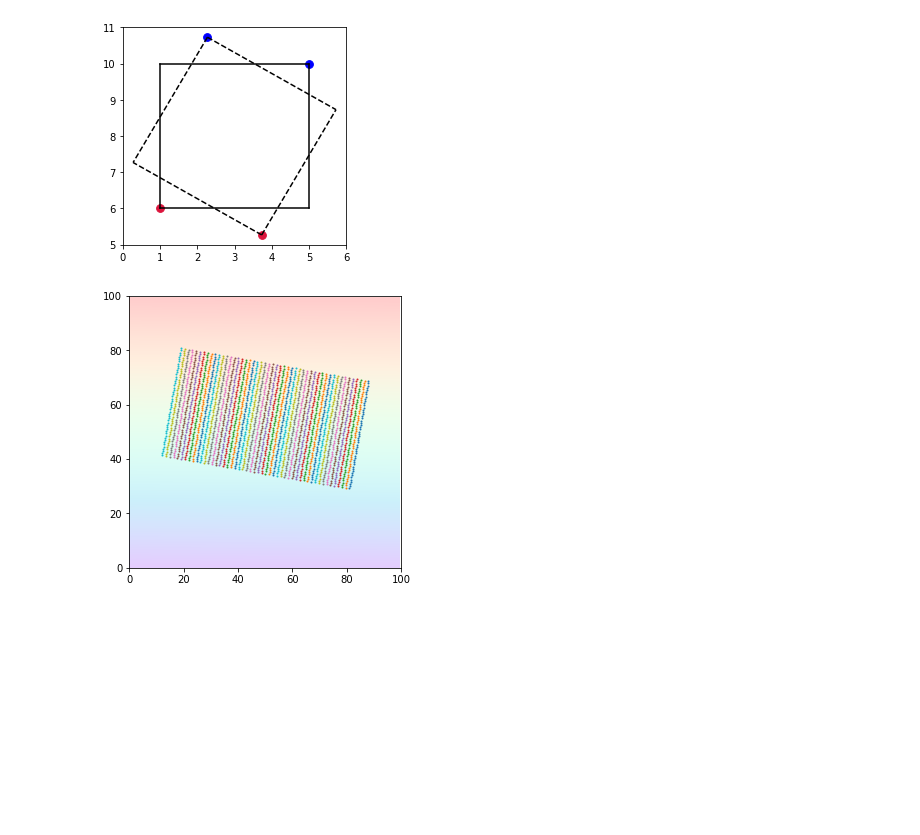
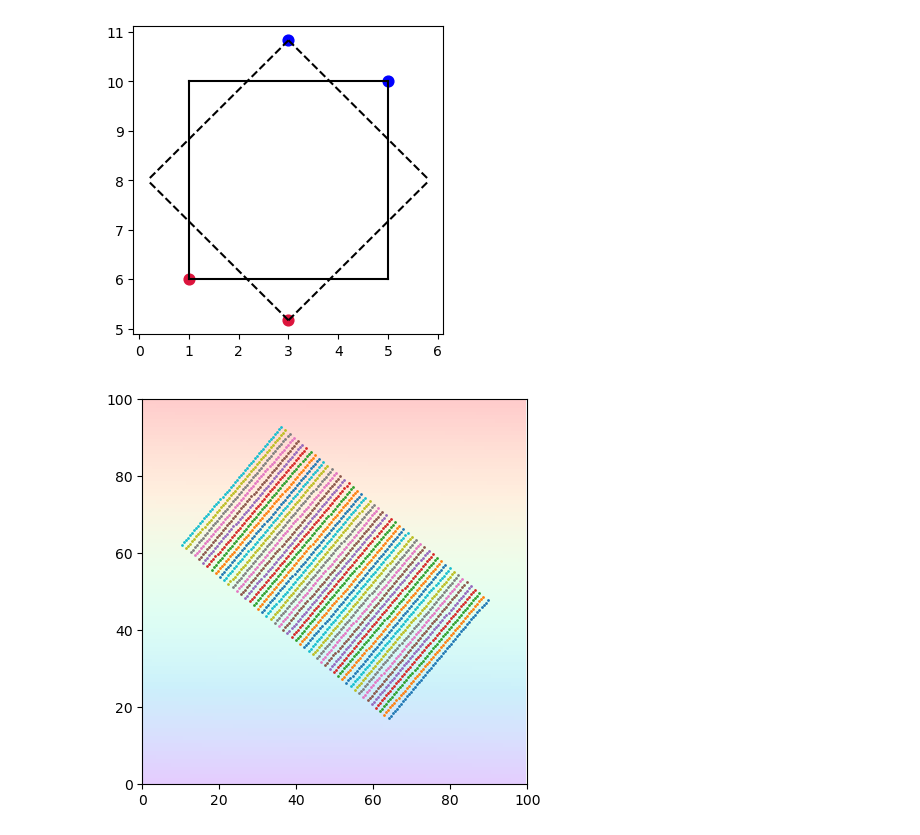
Before and after one commit to Kyssuber/GUI_odyssey, a Jupyter notebook: tutorials/rotating_squares.ipynb, the cells around one changed output. Saved outputs shown, nothing was run; the diff lists cells and outputs as text; code cells hidden in the pictures; blank space fills up the shorter version.

Commit message:
angles, at last

```diff
--- a/tutorials/rotating_squares.ipynb
+++ b/tutorials/rotating_squares.ipynb
@@ -60,7 +60,7 @@ plt.plot([p2[0],p2[0]],[p1[1],p2[1]],color='black')   #2212
 plt.scatter(p1[0],p1[1],color='blue',s=60)
 plt.scatter(p2[0],p2[1],color='crimson',s=60)
 
-angle = 60
+angle = 45
 
 (xc,yc) = ((p1[0]+p2[0])/2, (p1[1]+p2[1])/2)
 one_rot = rotate(point_to_be_rotated = p1, angle = angle, center_point = (xc,yc))
@@ -78,7 +78,7 @@ plt.scatter(two_rot[0],two_rot[1],color='crimson',s=60)
 
 plt.show()
 # %% [output]
-[figure, old version]
+[figure, new version]
 # %%
 #first, I'll rotate points and trace the sides with equations, where each point of the drawn
 #equation will map onto a pixel coordinate of the background
@@ -145,12 +147,12 @@ def get_xym(p1,p2,angle=80):
 def func(x,m,b):
     return m*x+b
 # %%
-x = np.arange(10000).reshape(100,100)
+x = np.arange(1e4).reshape(100,100)
 
 p1 = (70,90)
 p2 = (30,20)
 
-x_vals,y_vals,m_vals,angle = get_xym(p1=p1,p2=p2,angle=80)
+x_vals,y_vals,m_vals,angle = get_xym(p1=p1,p2=p2,angle=50)
 
 plt.figure(figsize=(5,5))
 plt.imshow(x,origin='lower',cmap='rainbow',alpha=0.2)
@@ -161,8 +163,9 @@ plt.imshow(x,origin='lower',cmap='rainbow',alpha=0.2)
 #initiate lists
 list_to_mean = []
 mean_list = []
+all_bars = np.zeros(n_times**2).reshape(n_times,n_times)
 
-for i in range(50):    #for the entire x extent of the blue (red?) side,
+for i in range(n_times):    #for the entire x extent of the blue (red?) side,
                                       #find x range of between blue and red elements,
                                       #determine the equation variables to connect these elements
                                       #within this desired x range, then plot. proceed to next set
@@ -170,7 +173,7 @@ for i in range(50):    #for the entire x extent of the blue (red?) side,
 
     #points from either x4,y4 (index=3) or x1,y1 (index=0)
     if angle%90 != 0:
-        xpoints = np.linspace(x_vals[3][i],x_vals[0][-(i+1)],50)
+        xpoints = np.linspace(x_vals[3][i],x_vals[0][-(i+1)],n_times)
         b = y_vals[0][-(i+1)] - (m_vals[2]*x_vals[0][-(i+1)])
         ypoints = func(xpoints,m_vals[2],b)
         plt.scatter(xpoints,ypoints,s=1)
@@ -178,42 +181,45 @@ for i in range(50):    #for the entire x extent of the blue (red?) side,
         for n in range(len(ypoints)):
             list_to_mean.append(x[int(round(ypoints[n],3))][int(xpoints[n])])
             x[int(round(ypoints[n],3))][int(xpoints[n])]=False
+        all_bars[i][0:n_times] = np.asarray(list_to_mean)
         mean_list.append(np.mean(list_to_mean))
         list_to_mean = []
 
     if (angle/90)%2 == 0:
-        xpoints = np.linspace(x_vals[3][i],x_vals[0][-(i+1)],50)
+        xpoints = np.linspace(x_vals[3][i],x_vals[0][-(i+1)],n_times)
         b = y_vals[0][-(i+1)] - (m_vals[2]*x_vals[0][-(i+1)])
         ypoints = func(xpoints,m_vals[2],b)
         plt.scatter(xpoints,ypoints,s=1)
 
         for n in range(len(ypoints)):
             list_to_mean.append(x[int(round(ypoints[n],5))][int(xpoints[n])])
             x[int(round(ypoints[n],5))][int(xpoints[n])]=False
+        all_bars[i][0:n_times] = np.asarray(list_to_mean)
         mean_list.append(np.mean(list_to_mean))
         list_to_mean = []
 
 
 if ((angle/90)%2 != 0) & (angle%90 == 0):
-    ypoints = np.linspace(y_vals[3][0],y_vals[0][-1],50)   #y_val start and end are the same at
+    ypoints = np.linspace(y_vals[3][0],y_vals[0][-1],n_times)   #y_val start and end are the same at
                                                                #every index in this case
     list_to_mean = []
     mean_list = []
 
     for i in range(np.abs(p1[1]-p2[1])):
         xpoints = x_vals[1]+i
         plt.scatter(xpoints,ypoints,s=1)
         for n in range(len(ypoints)):
             list_to_mean.append(x[int(round(ypoints[n]),3)][int(xpoints[n])])
             x[int(round(ypoints[n]),3)][int(xpoints[n])]=False
+        all_bars[i][0:n_times] = np.asarray(list_to_mean)
         mean_list.append(np.mean(list_to_mean))
         list_to_mean = []
 
 plt.xlim(0,100)
 plt.ylim(0,100)
 plt.show()
 # %% [output]
-[figure, old version]
+[figure, new version]
 # %%
 plt.figure(figsize=(5,5))
 plt.imshow(x,cmap='rainbow',origin='lower',alpha=0.2)
```
Also changed, not shown: parts of 14 cells of this notebook, 3 other files.
